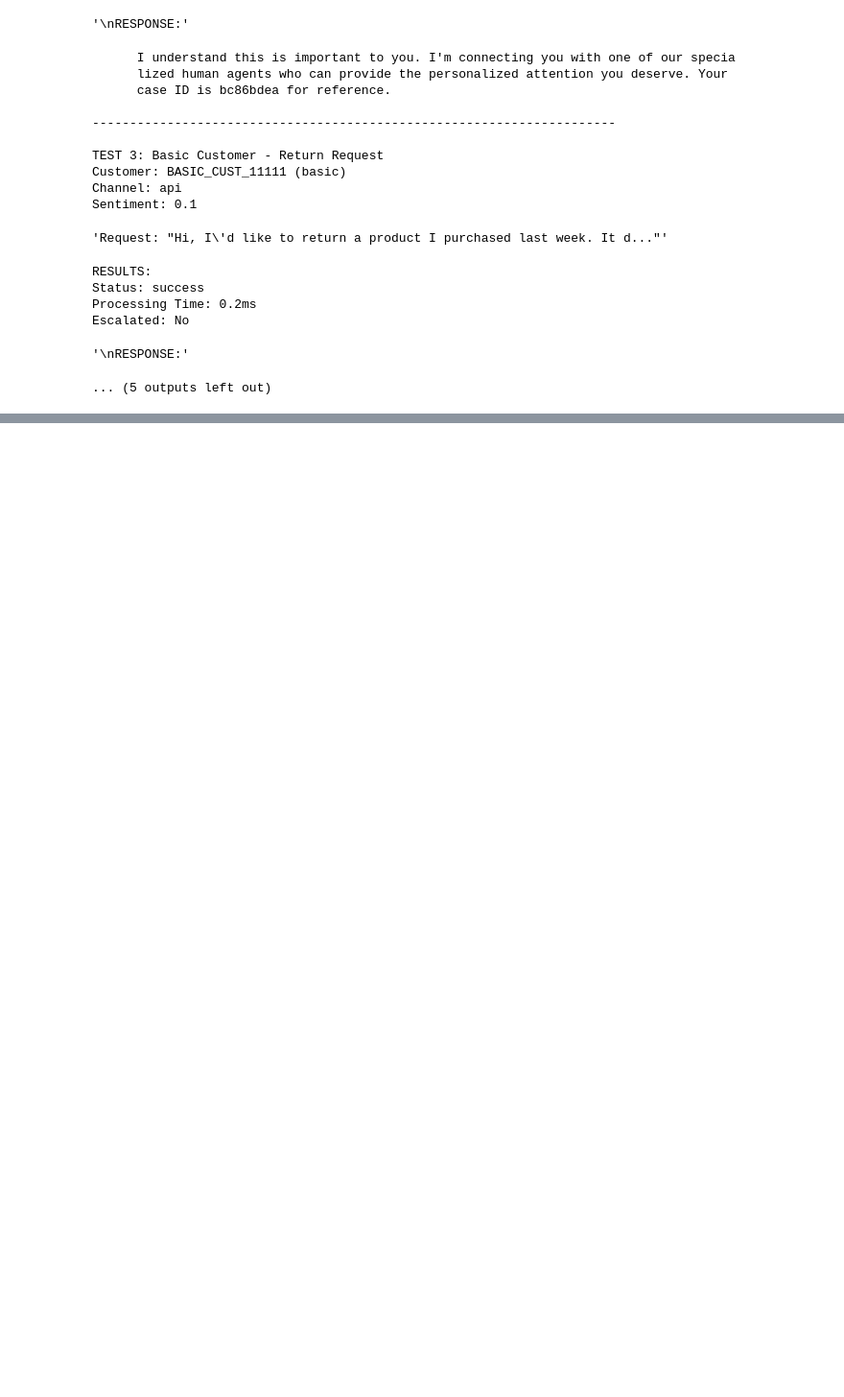
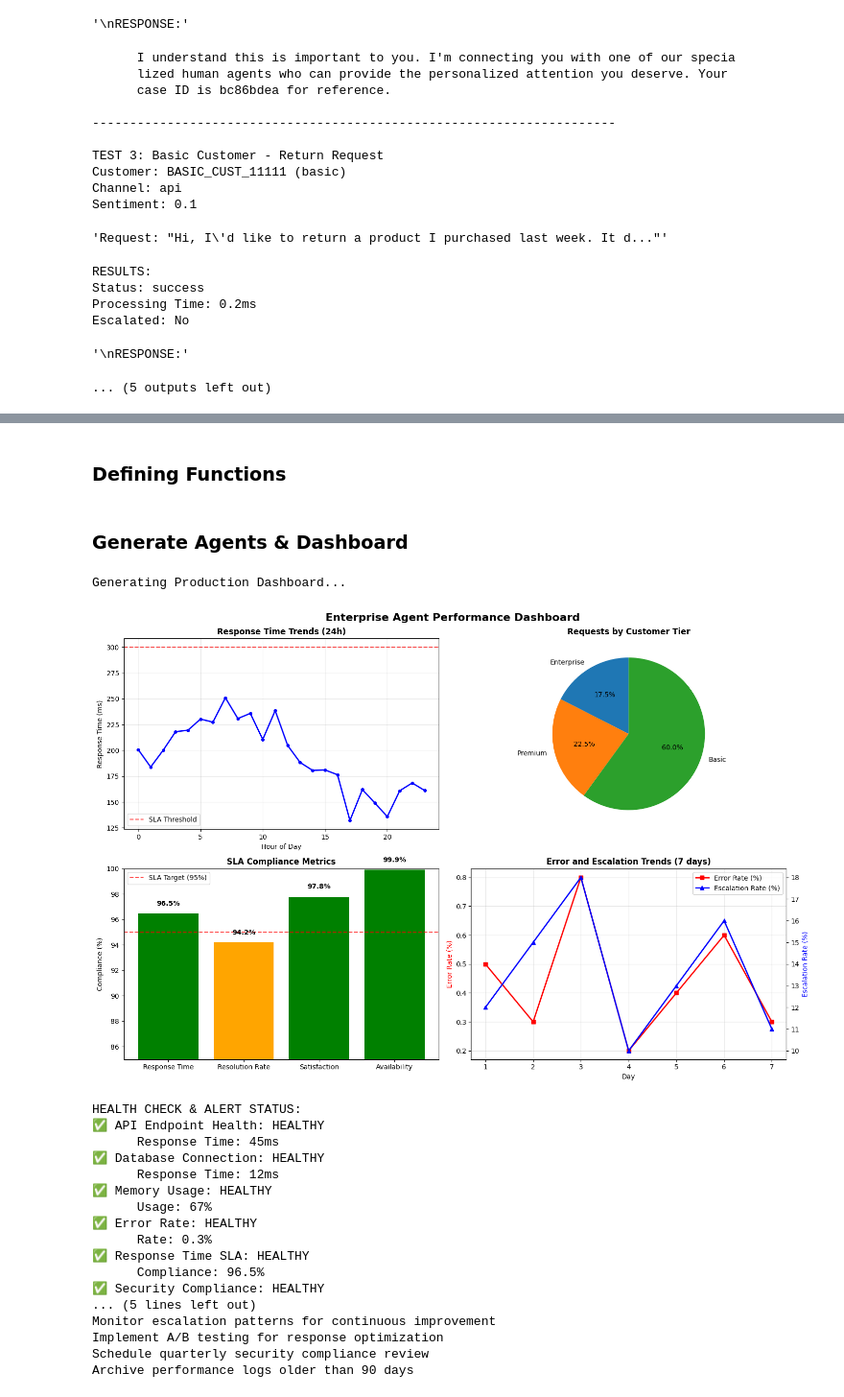
Before and after one commit to Bayhaqieee/Enterprise-agent, a Jupyter notebook: ent_agent.ipynb, the cells around one changed output, grey strips where cells are left out. Shown: that part at 96% size. Cells and saved outputs as stored; diff of their text form; code cells hidden in the pictures; blank space fills up the shorter version.

Commit message:
Production & Analysis Agent

```diff
--- a/ent_agent.ipynb
+++ b/ent_agent.ipynb
@@ -759,0 +822,2 @@ Escalated: No
+# %% [markdown]
+### Defining Functions
@@ -759,0 +893,62 @@ Escalated: No
+# %% [markdown]
+### Generate Agents & Dashboard
+# %%
+# Generate dashboard
+print(f"\nGenerating Production Dashboard...")
+create_performance_dashboard()
+
+# Health Check and Alerts
+print(f"\nHEALTH CHECK & ALERT STATUS:")
+
+# Simulate health check results
+health_checks = [
+    {"check": "API Endpoint Health", "status": "HEALTHY", "response_time": "45ms"},
+    {"check": "Database Connection", "status": "HEALTHY", "response_time": "12ms"},
+    {"check": "Memory Usage", "status": "HEALTHY", "usage": "67%"},
+    {"check": "Error Rate", "status": "HEALTHY", "rate": "0.3%"},
+    {"check": "Response Time SLA", "status": "HEALTHY", "compliance": "96.5%"},
+    {"check": "Security Compliance", "status": "HEALTHY", "frameworks": "5/5"}
+]
+
+for check in health_checks:
+    status_icon = "✅" if check["status"] == "HEALTHY" else "⚠️" if check["status"] == "WARNING" else "❌"
+    print(f"{status_icon} {check['check']}: {check['status']}")
+
+    # Display additional metrics
+    for key, value in check.items():
+        if key not in ['check', 'status']:
+            print(f"      {key.replace('_', ' ').title()}: {value}")
+
+# Operational Recommendations
+print(f"\n💡 OPERATIONAL RECOMMENDATIONS:")
+recommendations = [
+    "Agent performance is within optimal parameters",
+    "Consider scaling up during peak hours (9 AM - 5 PM)",
+    "Monitor escalation patterns for continuous improvement",
+    "Implement A/B testing for response optimization",
+    "Schedule quarterly security compliance review",
+    "Archive performance logs older than 90 days"
+]
+
+for recommendation in recommendations:
+    print(f"{recommendation}")
+# %% [output]
+Generating Production Dashboard...
+[figure, added]
+HEALTH CHECK & ALERT STATUS:
+✅ API Endpoint Health: HEALTHY
+      Response Time: 45ms
+✅ Database Connection: HEALTHY
+      Response Time: 12ms
+✅ Memory Usage: HEALTHY
+      Usage: 67%
+✅ Error Rate: HEALTHY
+      Rate: 0.3%
+✅ Response Time SLA: HEALTHY
+      Compliance: 96.5%
+✅ Security Compliance: HEALTHY
+... (5 lines left out)
+Monitor escalation patterns for continuous improvement
+Implement A/B testing for response optimization
+Schedule quarterly security compliance review
+Archive performance logs older than 90 days
```
Also changed, not shown: parts of 4 cells of this notebook, 1 other file.
